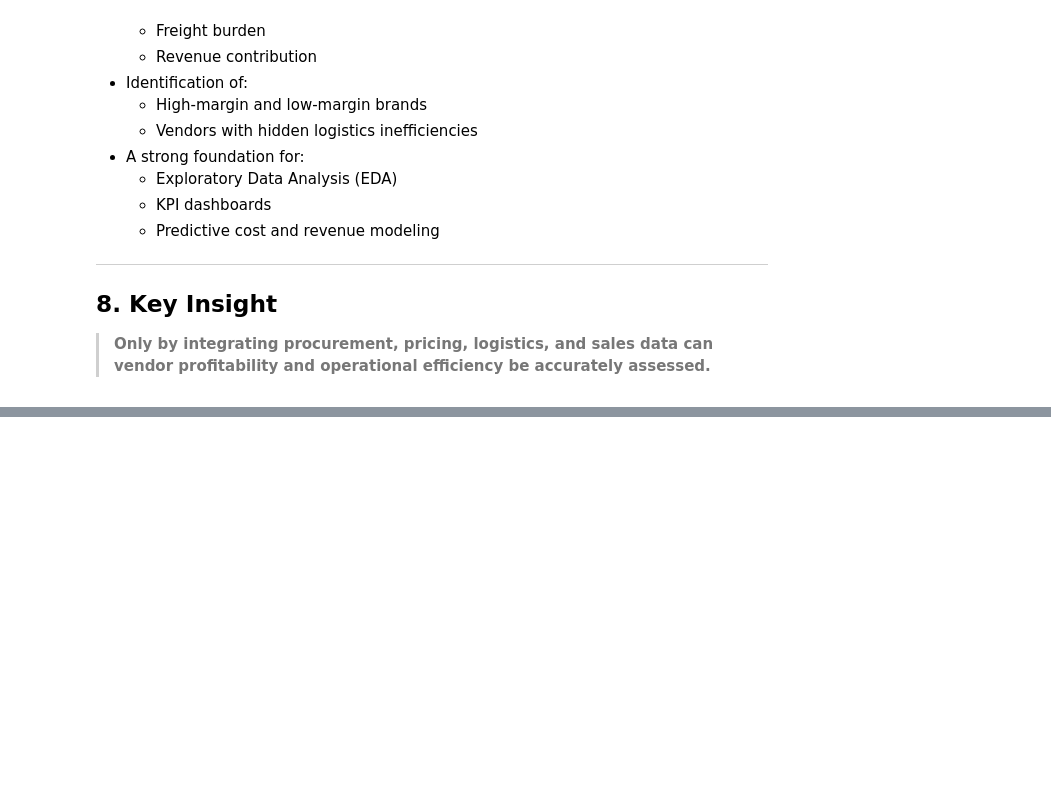
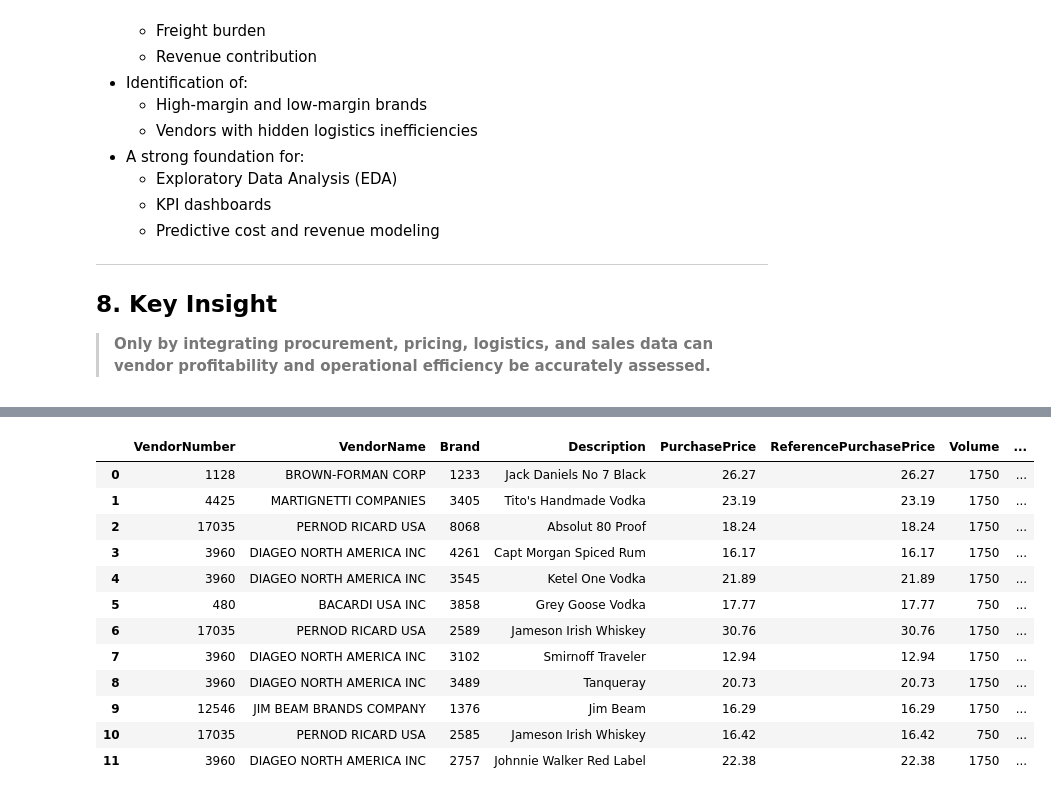
Before and after one commit to Sajal-kanwal/Vendor-Performance-Analysis, a Jupyter notebook: eda.ipynb, the cells around one changed output, grey strips where cells are left out. Cells and saved outputs as stored; diff of their text form; code cells hidden in the pictures; blank space fills up the shorter version.

```diff
--- a/eda.ipynb
+++ b/eda.ipynb
@@ -208,3 +223,6 @@ Creating a unified summary table enables:
 ## 8. Key Insight
 
 > **Only by integrating procurement, pricing, logistics, and sales data can vendor profitability and operational efficiency be accurately assessed.**
+# %%
+vendor_invoice = query_to_df("SELECT * FROM vendor_invoice;")
+vendor_invoice.columns.to_list()
@@ -210,0 +260,83 @@ Creating a unified summary table enables:
+# %%
+from db_connect import query_to_df
+
+vendor_sales_summary = query_to_df("""
+WITH FreightSummary AS (
+    SELECT
+        VendorNumber,
+        SUM(Freight) AS TotalFreightCost
+    FROM vendor_invoice
+    GROUP BY VendorNumber
+),
+
+PurchaseSummary AS (
+    SELECT
+        p.VendorNumber,
+        p.VendorName,
+        p.Brand,
+        p.Description,
+        p.PurchasePrice,
+        pp.PurchasePrice   AS ReferencePurchasePrice,   -- renamed for clarity
+        pp.Volume,
+        SUM(p.Quantity)       AS TotalPurchaseQuantity,
+        SUM(p.Dollars)        AS TotalPurchaseDollars
+    FROM purchases p
+    LEFT JOIN purchase_prices pp
+        ON p.Brand = pp.Brand
+        AND p.VendorNumber = pp.VendorNumber          -- critical fix
+    WHERE p.PurchasePrice > 0
+      -- Optional: AND p.ReceivingDate >= '2024-01-01'   -- add if needed
+    GROUP BY
+        p.VendorNumber, p.VendorName, p.Brand, p.Description,
+        p.PurchasePrice, pp.PurchasePrice, pp.Volume
+),
+
+SalesSummary AS (
+    SELECT
+        VendorNo            AS VendorNumber,    -- standardize name
+        Brand,
+        SUM(SalesQuantity)  AS TotalSalesQuantity,
+        SUM(SalesDollars)   AS TotalSalesDollars,
+        AVG(SalesPrice)     AS AvgSalesPrice,         -- changed from SUM - more meaningful
+        SUM(ExciseTax)      AS TotalExciseTax
+    FROM sales
+    -- Optional: WHERE SalesDate >= '2024-01-01'
+    GROUP BY VendorNo, Brand
+)
+
+SELECT
+    ps.VendorNumber,
+    ps.VendorName,
+    ps.Brand,
+    ps.Description,
+    ps.PurchasePrice,
+    ps.ReferencePurchasePrice,
+    ps.Volume,
+    ps.TotalPurchaseQuantity,
+    ps.TotalPurchaseDollars,
+    COALESCE(ss.TotalSalesQuantity, 0)      AS TotalSalesQuantity,
+    COALESCE(ss.TotalSalesDollars, 0)       AS TotalSalesDollars,
+    ss.AvgSalesPrice,
+    COALESCE(ss.TotalExciseTax, 0)          AS TotalExciseTax,
+    fs.TotalFreightCost                     AS VendorTotalFreight,
+
+    -- Quick derived fields (expand in pandas if preferred)
+    ROUND(
+        COALESCE(ss.TotalSalesDollars, 0) - ps.TotalPurchaseDollars -
+        COALESCE(fs.TotalFreightCost * (ps.TotalPurchaseDollars / NULLIF(SUM(ps.TotalPurchaseDollars) OVER (PARTITION BY ps.VendorNumber), 0)), 0)
+    , 2) AS EstimatedGrossProfitProxy
+
+FROM PurchaseSummary ps
+LEFT JOIN SalesSummary ss
+    ON ps.VendorNumber = ss.VendorNumber
+   AND ps.Brand = ss.Brand
+LEFT JOIN FreightSummary fs
+    ON ps.VendorNumber = fs.VendorNumber
+
+ORDER BY ps.TotalPurchaseDollars DESC
+""")
+
+# Quick inspection
+print("Rows × Columns:", vendor_sales_summary.shape)
+display(vendor_sales_summary.head(12))
+# %% [output]
@@ -210,0 +345,13 @@ Creating a unified summary table enables:
+|  | VendorNumber | VendorName | Brand | Description | PurchasePrice | ReferencePurchasePrice | Volume | ... |
+| 0 | 1128 | BROWN-FORMAN CORP | 1233 | Jack Daniels No 7 Black | 26.27 | 26.27 | 1750 | ... |
+| 1 | 4425 | MARTIGNETTI COMPANIES | 3405 | Tito's Handmade Vodka | 23.19 | 23.19 | 1750 | ... |
+| 2 | 17035 | PERNOD RICARD USA | 8068 | Absolut 80 Proof | 18.24 | 18.24 | 1750 | ... |
+| 3 | 3960 | DIAGEO NORTH AMERICA INC | 4261 | Capt Morgan Spiced Rum | 16.17 | 16.17 | 1750 | ... |
+| 4 | 3960 | DIAGEO NORTH AMERICA INC | 3545 | Ketel One Vodka | 21.89 | 21.89 | 1750 | ... |
+| 5 | 480 | BACARDI USA INC | 3858 | Grey Goose Vodka | 17.77 | 17.77 | 750 | ... |
+| 6 | 17035 | PERNOD RICARD USA | 2589 | Jameson Irish Whiskey | 30.76 | 30.76 | 1750 | ... |
+| 7 | 3960 | DIAGEO NORTH AMERICA INC | 3102 | Smirnoff Traveler | 12.94 | 12.94 | 1750 | ... |
+| 8 | 3960 | DIAGEO NORTH AMERICA INC | 3489 | Tanqueray | 20.73 | 20.73 | 1750 | ... |
+| 9 | 12546 | JIM BEAM BRANDS COMPANY | 1376 | Jim Beam | 16.29 | 16.29 | 1750 | ... |
+| 10 | 17035 | PERNOD RICARD USA | 2585 | Jameson Irish Whiskey | 16.42 | 16.42 | 750 | ... |
+| 11 | 3960 | DIAGEO NORTH AMERICA INC | 2757 | Johnnie Walker Red Label | 22.38 | 22.38 | 1750 | ... |
```
Also changed, not shown: parts of 25 cells of this notebook.
